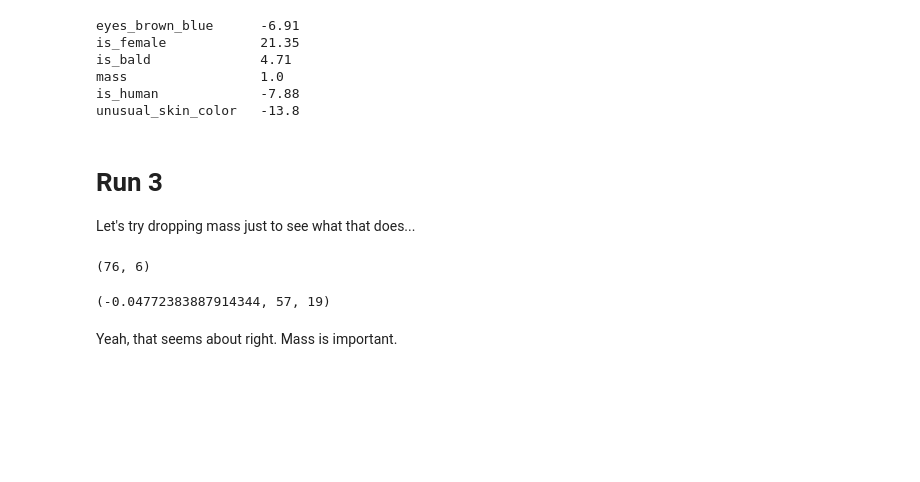
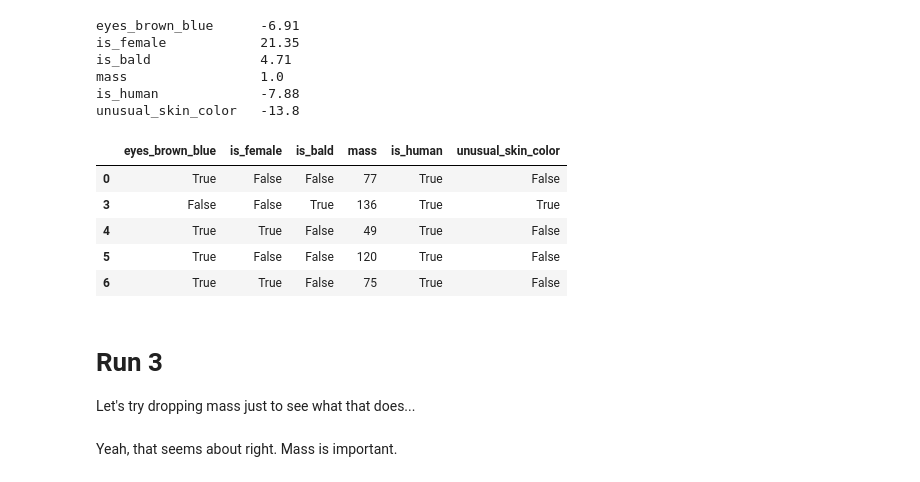
Before and after one commit to timothy-salazar/swapi, a Jupyter notebook: Minimum Viable Product.ipynb, the cells around one changed output. Saved outputs shown, nothing was run; the diff lists cells and outputs as text; code cells hidden in the pictures; blank space fills up the shorter version.

```diff
--- a/Minimum Viable Product.ipynb
+++ b/Minimum Viable Product.ipynb
@@ -460,23 +462,28 @@ is_bald              4.71
 mass                 1.0
 is_human             -7.88
 unusual_skin_color   -13.8
+# %%
+df_x.head()
+# %% [output]
+|  | eyes_brown_blue | is_female | is_bald | mass | is_human | unusual_skin_color |
+| 0 | True | False | False | 77 | True | False |
+| 3 | False | False | True | 136 | True | True |
+| 4 | True | True | False | 49 | True | False |
+| 5 | True | False | False | 120 | True | False |
+| 6 | True | True | False | 75 | True | False |
 # %% [markdown]
 # Run 3
 Let's try dropping mass just to see what that does...
 # %%
-df_x = make_test_frame(df)
-if 'birth_year' in df_x.columns: df_x = df_x.drop('birth_year',axis=1)
-if 'mass' in df_x.columns: df_x = df_x.drop('mass',axis=1)
-df_x = df_x.dropna()
-print(df_x.shape)
-if 'height' in df_x.columns: y = df_x.pop('height')
-x_train, x_test, y_train, y_test = train_test_split(df_x, y)
-reg = LinearRegression().fit(x_train, y_train)
+# df_x = make_test_frame(df)
+# if 'birth_year' in df_x.columns: df_x = df_x.drop('birth_year',axis=1)
+# if 'mass' in df_x.columns: df_x = df_x.drop('mass',axis=1)
+# df_x = df_x.dropna()
+# print(df_x.shape)
+# if 'height' in df_x.columns: y = df_x.pop('height')
+# x_train, x_test, y_train, y_test = train_test_split(df_x, y)
+# reg = LinearRegression().fit(x_train, y_train)
-# %% [output]
-(76, 6)
 # %%
-reg.score(x_test, y_test), len(x_train), len(x_test)
+# reg.score(x_test, y_test), len(x_train), len(x_test)
-# %% [output]
-(-0.04772383887914344, 57, 19)
 # %% [markdown]
 Yeah, that seems about right. Mass is important.
```
Also changed, not shown: parts of 2 cells of this notebook, 2 other files.
